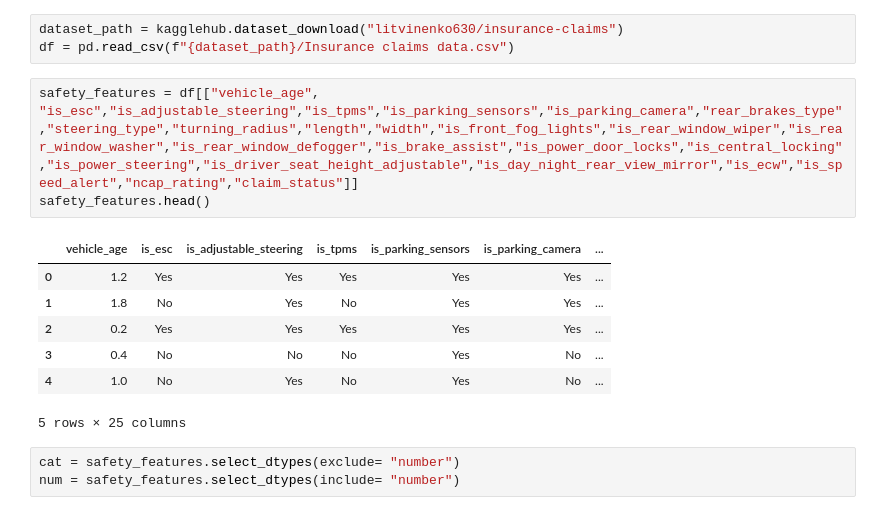
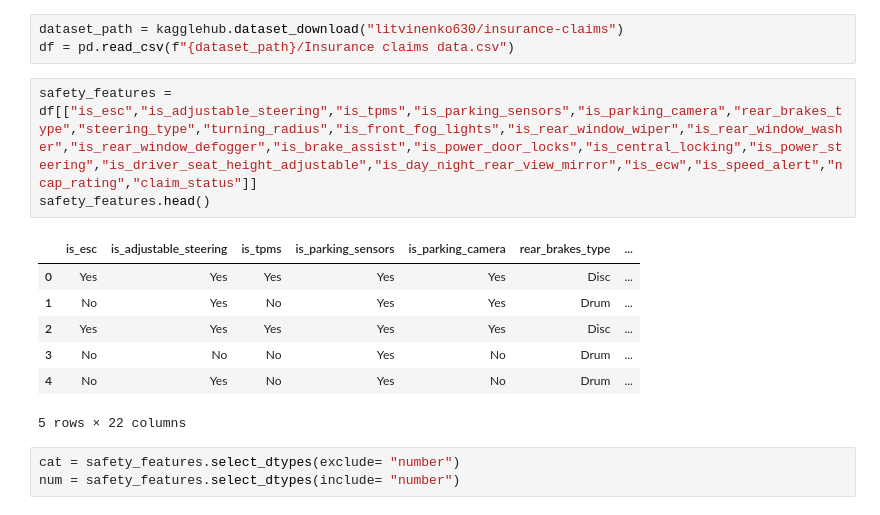
Before and after one commit to tlilimaryem7-cloud/project-2-eda-sql, a Jupyter notebook: mqiuel's_part.ipynb, the cells around one changed output. Drawn from its saved outputs; the diff is of its cells as text.

```diff
--- a/mqiuel's_part.ipynb
+++ b/mqiuel's_part.ipynb
@@ -14,16 +14,16 @@ import numpy as np
 dataset_path = kagglehub.dataset_download("litvinenko630/insurance-claims")
 df = pd.read_csv(f"{dataset_path}/Insurance claims data.csv")
 # %%
-safety_features = df[["vehicle_age", "is_esc","is_adjustable_steering","is_tpms","is_parking_sensors","is_parking_camera","rear_brakes_type","steering_type","turning_radius","length","width","is_front_fog_lights","is_rear_window_wiper","is_rear_window_washer","is_rear_window_defogger","is_brake_assist","is_power_door_locks","is_central_locking","is_power_steering","is_driver_seat_height_adjustable","is_day_night_rear_view_mirror","is_ecw","is_speed_alert","ncap_rating","claim_status"]]
+safety_features = df[["is_esc","is_adjustable_steering","is_tpms","is_parking_sensors","is_parking_camera","rear_brakes_type","steering_type","turning_radius","is_front_fog_lights","is_rear_window_wiper","is_rear_window_washer","is_rear_window_defogger","is_brake_assist","is_power_door_locks","is_central_locking","is_power_steering","is_driver_seat_height_adjustable","is_day_night_rear_view_mirror","is_ecw","is_speed_alert","ncap_rating","claim_status"]]
 safety_features.head()
 # %% [output]
-|  | vehicle_age | is_esc | is_adjustable_steering | is_tpms | is_parking_sensors | is_parking_camera | ... |
-| 0 | 1.2 | Yes | Yes | Yes | Yes | Yes | ... |
-| 1 | 1.8 | No | Yes | No | Yes | Yes | ... |
-| 2 | 0.2 | Yes | Yes | Yes | Yes | Yes | ... |
-| 3 | 0.4 | No | No | No | Yes | No | ... |
-| 4 | 1.0 | No | Yes | No | Yes | No | ... |
+|  | is_esc | is_adjustable_steering | is_tpms | is_parking_sensors | is_parking_camera | rear_brakes_type | ... |
+| 0 | Yes | Yes | Yes | Yes | Yes | Disc | ... |
+| 1 | No | Yes | No | Yes | Yes | Drum | ... |
+| 2 | Yes | Yes | Yes | Yes | Yes | Disc | ... |
+| 3 | No | No | No | Yes | No | Drum | ... |
+| 4 | No | Yes | No | Yes | No | Drum | ... |
-5 rows × 25 columns
+5 rows × 22 columns
 # %%
 cat = safety_features.select_dtypes(exclude= "number")
 num = safety_features.select_dtypes(include= "number")
```
Also changed, not shown: parts of 16 cells of this notebook.
